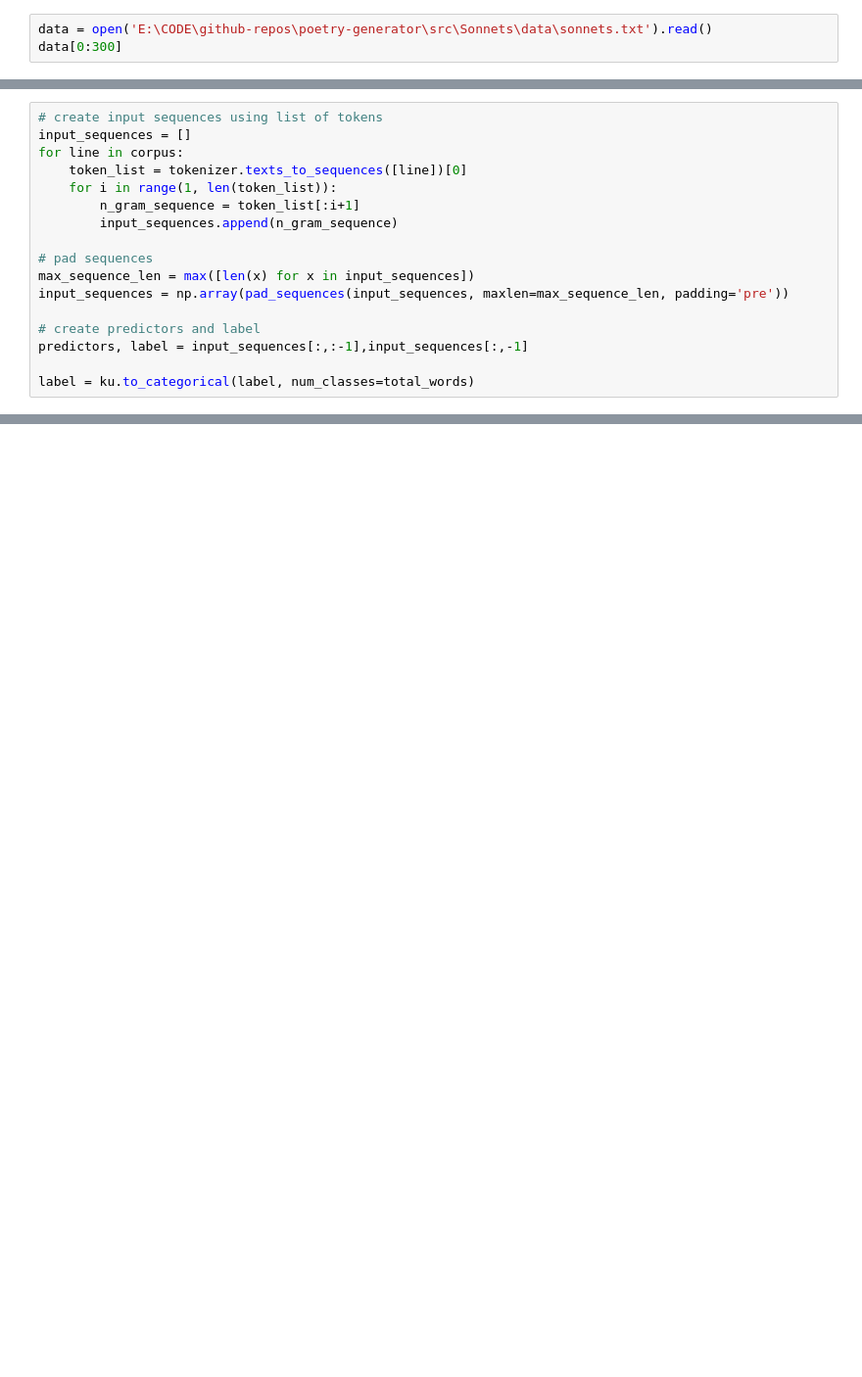
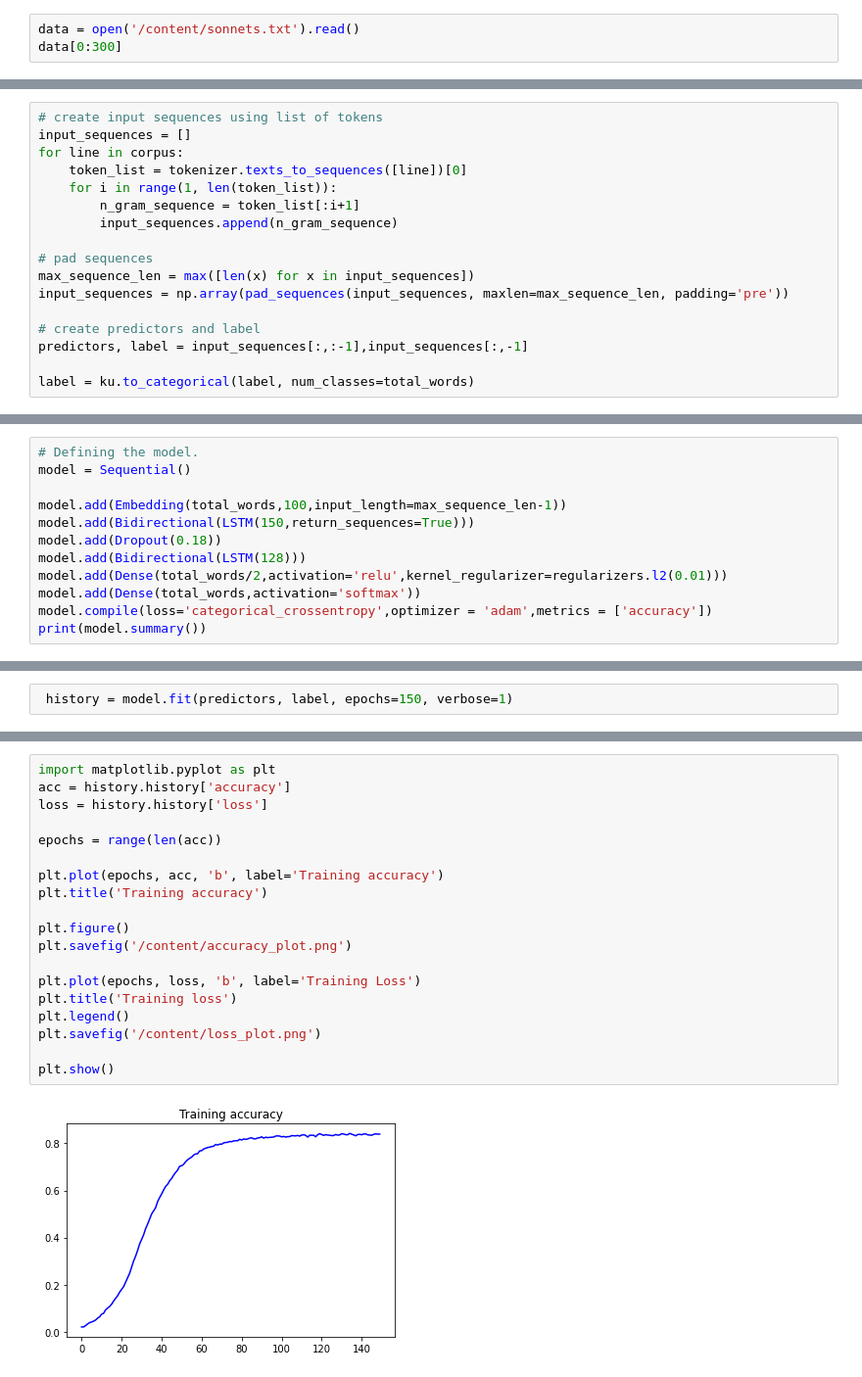
Before and after one commit to PraveenKumarSridhar/poetry-generator, a Jupyter notebook: src/Sonnets/Training/Sonnet_generator.ipynb, the cells around one changed output, grey strips where cells are left out. Shown: that part at 98% size. Drawn from its saved outputs; the diff is of its cells as text; blank space fills up the shorter version.

Commit message:
Model defined, trained and plot for accuracy and loss

```diff
--- a/src/Sonnets/Training/Sonnet_generator.ipynb
+++ b/src/Sonnets/Training/Sonnet_generator.ipynb
@@ -7,7 +9,7 @@
 <hr/>
 Let's start with loading the actual data and seeing a small sample of it, say the first 300 characters.
 # %%
-data = open('E:\CODE\github-repos\poetry-generator\src\Sonnets\data\sonnets.txt').read()
+data = open('/content/sonnets.txt').read()
 data[0:300]
 # %% [output]
 "FROM fairest creatures we desire increase,\nThat thereby beauty's rose might never die,\nBut as the riper should by time decease,\nHis tender heir might bear his memory:\nBut thou, contracted to thin ...
@@ -114,0 +119,12 @@ label = ku.to_categorical(label, num_classes=total_words)
+# %%
+# Defining the model.
+model = Sequential()
+
+model.add(Embedding(total_words,100,input_length=max_sequence_len-1))
+model.add(Bidirectional(LSTM(150,return_sequences=True)))
+model.add(Dropout(0.18))
+model.add(Bidirectional(LSTM(128)))
+model.add(Dense(total_words/2,activation='relu',kernel_regularizer=regularizers.l2(0.01)))
+model.add(Dense(total_words,activation='softmax'))
+model.compile(loss='categorical_crossentropy',optimizer = 'adam',metrics = ['accuracy'])
+print(model.summary())
@@ -114,0 +153,2 @@ label = ku.to_categorical(label, num_classes=total_words)
+# %%
+ history = model.fit(predictors, label, epochs=150, verbose=1)
@@ -114,0 +178,21 @@ label = ku.to_categorical(label, num_classes=total_words)
+# %%
+import matplotlib.pyplot as plt
+acc = history.history['accuracy']
+loss = history.history['loss']
+
+epochs = range(len(acc))
+
+plt.plot(epochs, acc, 'b', label='Training accuracy')
+plt.title('Training accuracy')
+
+plt.figure()
+plt.savefig('/content/accuracy_plot.png')
+
+plt.plot(epochs, loss, 'b', label='Training Loss')
+plt.title('Training loss')
+plt.legend()
+plt.savefig('/content/loss_plot.png')
+
+plt.show()
+# %% [output]
+[figure, added]
```
Also changed, not shown: parts of 13 cells of this notebook.
